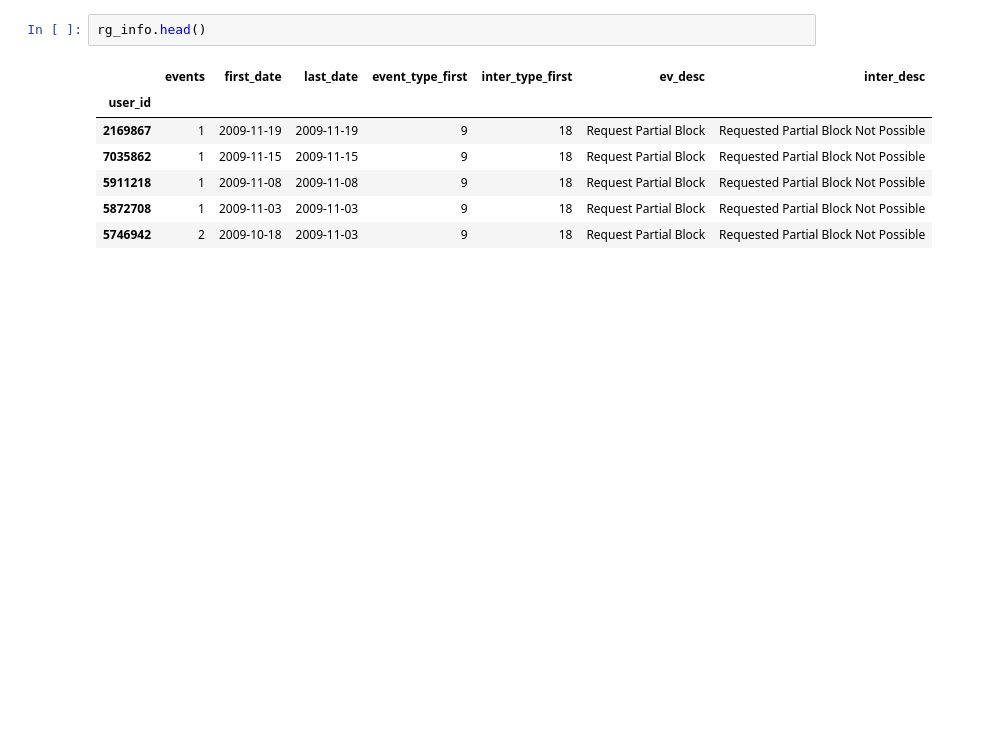
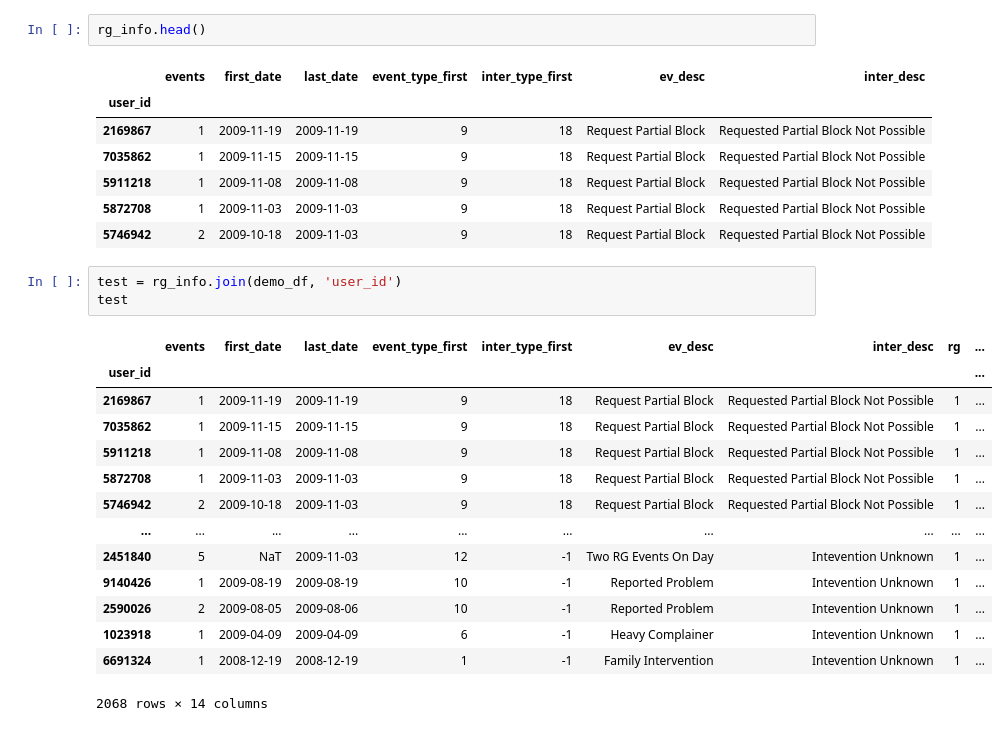
Before and after one commit to alro5921/problem-gambling-study, a Jupyter notebook: notebooks/EDAish.ipynb, the cells around one changed output. Cells and saved outputs as stored; diff of their text form; blank space fills up the shorter version.

```diff
--- a/notebooks/EDAish.ipynb
+++ b/notebooks/EDAish.ipynb
@@ -303,3 +396,21 @@ rg_info.head()
 | 5911218 | 1 | 2009-11-08 | 2009-11-08 | 9 | 18 | Request Partial Block | Requested Partial Block Not Possible |
 | 5872708 | 1 | 2009-11-03 | 2009-11-03 | 9 | 18 | Request Partial Block | Requested Partial Block Not Possible |
 | 5746942 | 2 | 2009-10-18 | 2009-11-03 | 9 | 18 | Request Partial Block | Requested Partial Block Not Possible |
+# %%
+test = rg_info.join(demo_df, 'user_id')
+test
+# %% [output]
+|  | events | first_date | last_date | event_type_first | inter_type_first | ev_desc | inter_desc | rg | ... |
+| user_id |  |  |  |  |  |  |  |  | ... |
+| 2169867 | 1 | 2009-11-19 | 2009-11-19 | 9 | 18 | Request Partial Block | Requested Partial Block Not Possible | 1 | ... |
+| 7035862 | 1 | 2009-11-15 | 2009-11-15 | 9 | 18 | Request Partial Block | Requested Partial Block Not Possible | 1 | ... |
+| 5911218 | 1 | 2009-11-08 | 2009-11-08 | 9 | 18 | Request Partial Block | Requested Partial Block Not Possible | 1 | ... |
+| 5872708 | 1 | 2009-11-03 | 2009-11-03 | 9 | 18 | Request Partial Block | Requested Partial Block Not Possible | 1 | ... |
+| 5746942 | 2 | 2009-10-18 | 2009-11-03 | 9 | 18 | Request Partial Block | Requested Partial Block Not Possible | 1 | ... |
+| ... | ... | ... | ... | ... | ... | ... | ... | ... | ... |
+| 2451840 | 5 | NaT | 2009-11-03 | 12 | -1 | Two RG Events On Day | Intevention Unknown | 1 | ... |
+| 9140426 | 1 | 2009-08-19 | 2009-08-19 | 10 | -1 | Reported Problem | Intevention Unknown | 1 | ... |
+| 2590026 | 2 | 2009-08-05 | 2009-08-06 | 10 | -1 | Reported Problem | Intevention Unknown | 1 | ... |
+| 1023918 | 1 | 2009-04-09 | 2009-04-09 | 6 | -1 | Heavy Complainer | Intevention Unknown | 1 | ... |
+| 6691324 | 1 | 2008-12-19 | 2008-12-19 | 1 | -1 | Family Intervention | Intevention Unknown | 1 | ... |
+2068 rows × 14 columns
```
Also changed, not shown: parts of 13 cells of this notebook, 3 other files.
